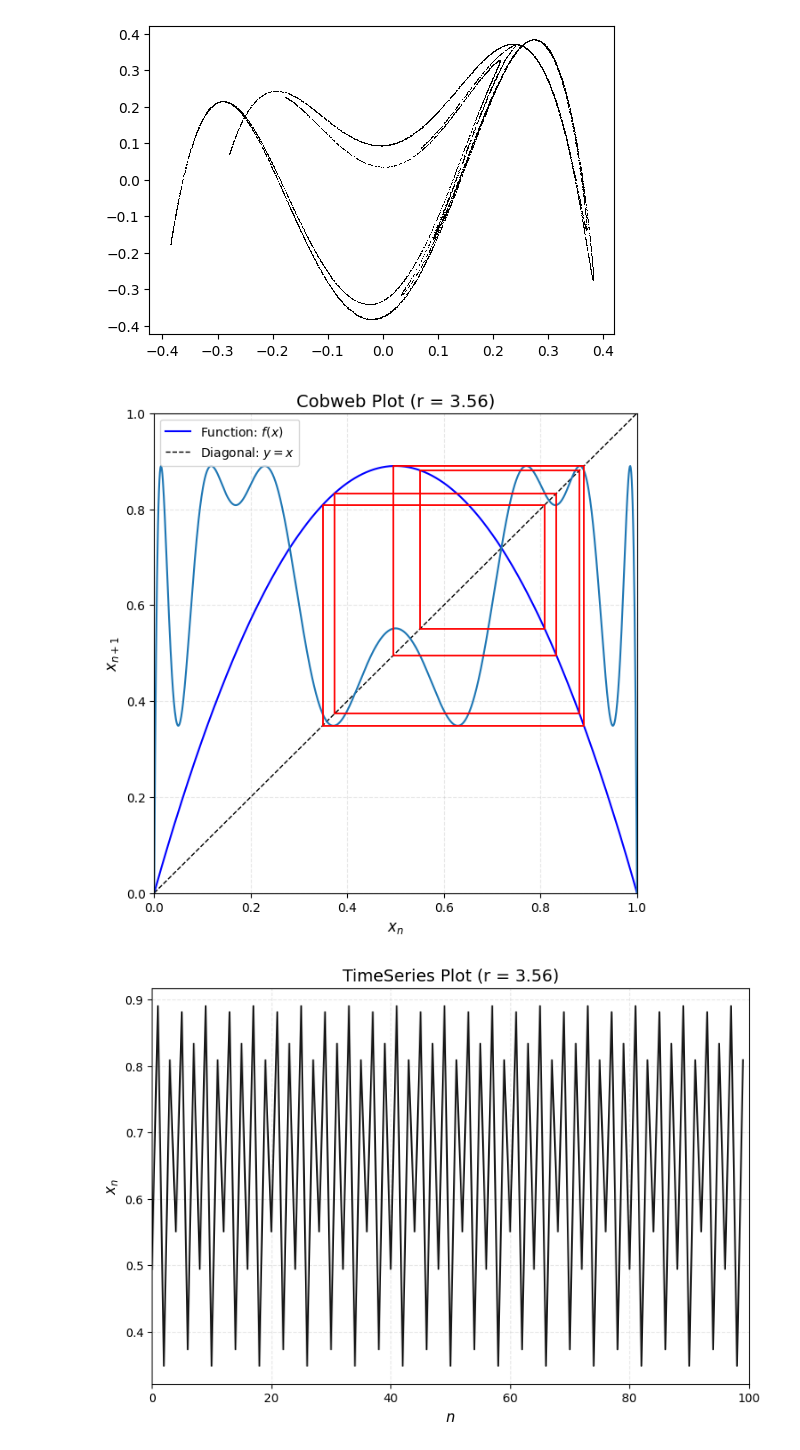
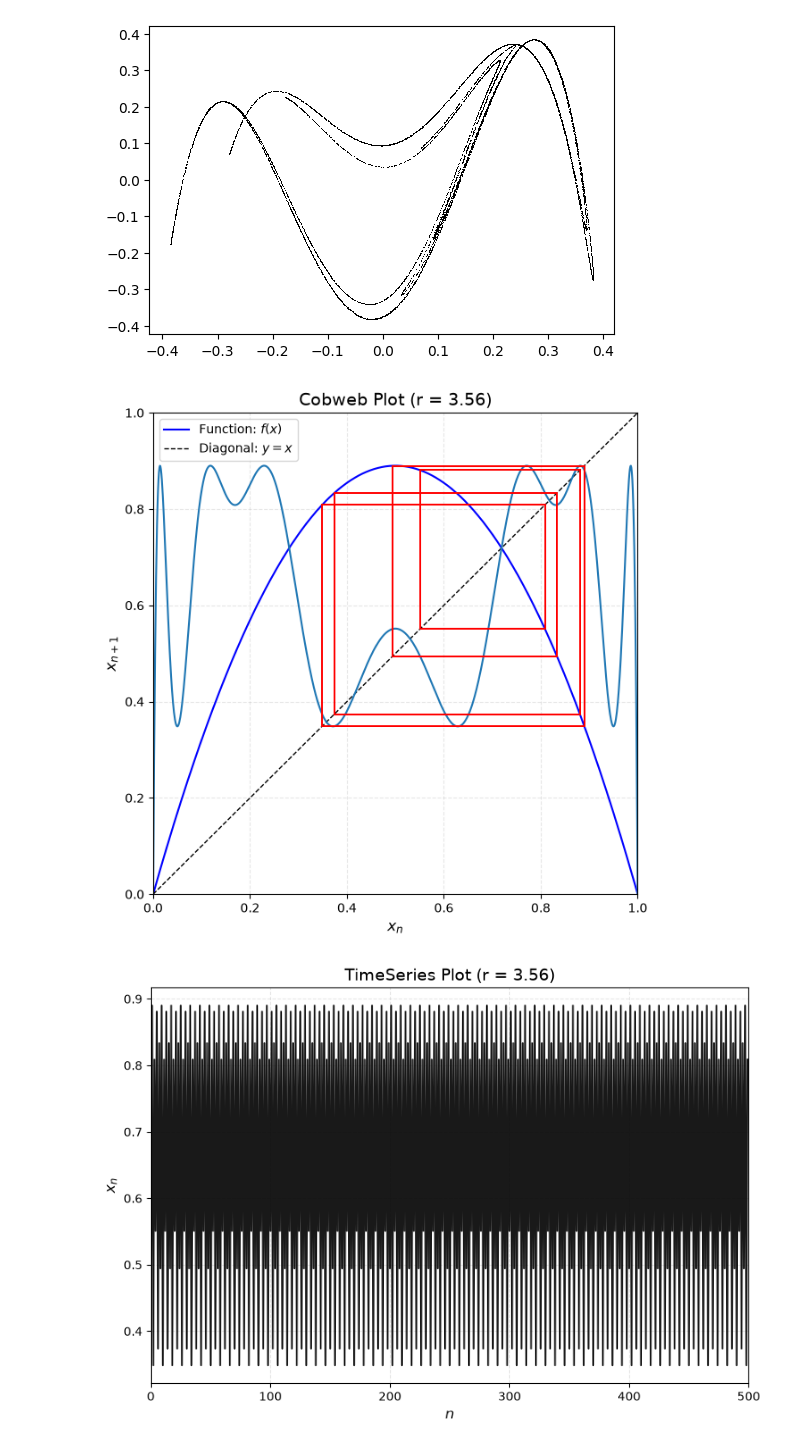
Before and after one commit to Izzathawari/PINN-dynamic-system, a Jupyter notebook: discrete_pinn/hankel_analysis.ipynb, the cells around one changed output. Drawn from its saved outputs; the diff is of its cells as text; code cells hidden in the pictures.

```diff
--- a/discrete_pinn/hankel_analysis.ipynb
+++ b/discrete_pinn/hankel_analysis.ipynb
@@ -307,7 +307,7 @@ import matplotlib.pyplot as plt
 # Parameters
 r = 3.56
 x0 = 0.01
-num_steps = 100 # Number of cobweb bounces to show
+num_steps = 500 # Number of cobweb bounces to show
 
 # 1. Setup the function curve and diagonal line
 x_vals = np.linspace(0, 1, 1000)
@@ -350,33 +350,33 @@ for _ in range(num_steps):
 
 # 3. Formatting the cobweb plot
 plt.title(f"Cobweb Plot (r = {r})", fontsize=14)
 plt.xlabel("$x_n$", fontsize=12)
 plt.ylabel("$x_{n+1}$", fontsize=12)
 plt.xlim(0, 1)
 plt.ylim(0, 1)
 # plt.gca().set_aspect('equal', adjustable='box')
 plt.legend(loc="upper left")
 plt.grid(True, linestyle="--", alpha=0.3)
 plt.show()
 
 plt.figure(figsize=(9,6))
 plt.plot(x_hist, 'k', alpha= 0.9)
 plt.title(f"TimeSeries Plot (r = {r})", fontsize=14)
 plt.xlabel("$n$", fontsize=12)
 plt.xlim(0, num_steps)
 plt.ylabel("$x_{n}$", fontsize=12)
 plt.grid(True, linestyle="--", alpha=0.3)
 
 plt.show()
 
 plt.figure(figsize=(9,6))
 plt.plot(x_hist[:-1],x_hist[1:],'.k', alpha= 0.99)
 plt.title(f"TimeSeries Plot (r = {r})", fontsize=14)
 plt.xlabel("$n$", fontsize=12)
 plt.ylabel("$x_{n}$", fontsize=12)
 plt.grid(True, linestyle="--", alpha=0.3)
 plt.show()
 # %% [output]
-[figure, old version]
+[figure, new version]
-[figure, old version]
+[figure, new version]
 [figure]
```
Also changed, not shown: parts of 1 cell of this notebook, 9 other files.
